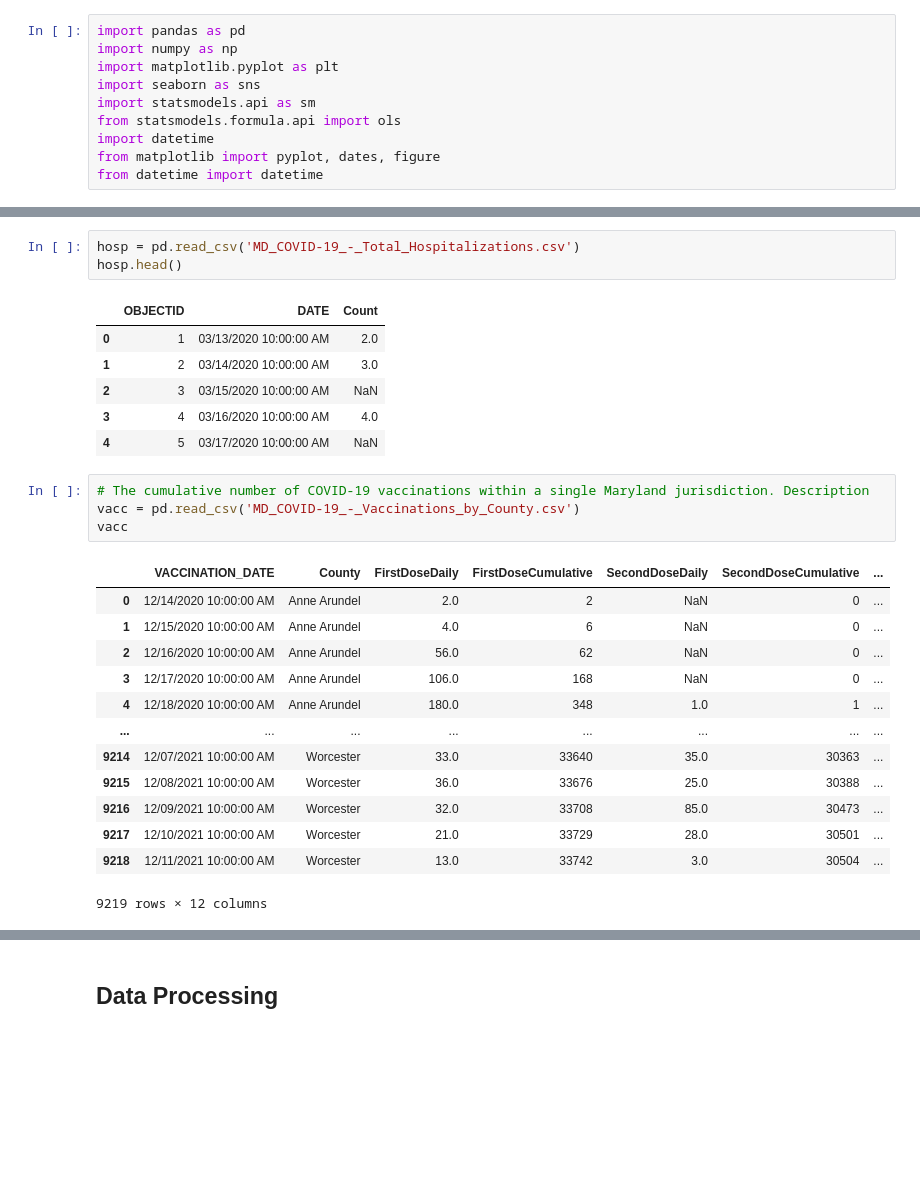
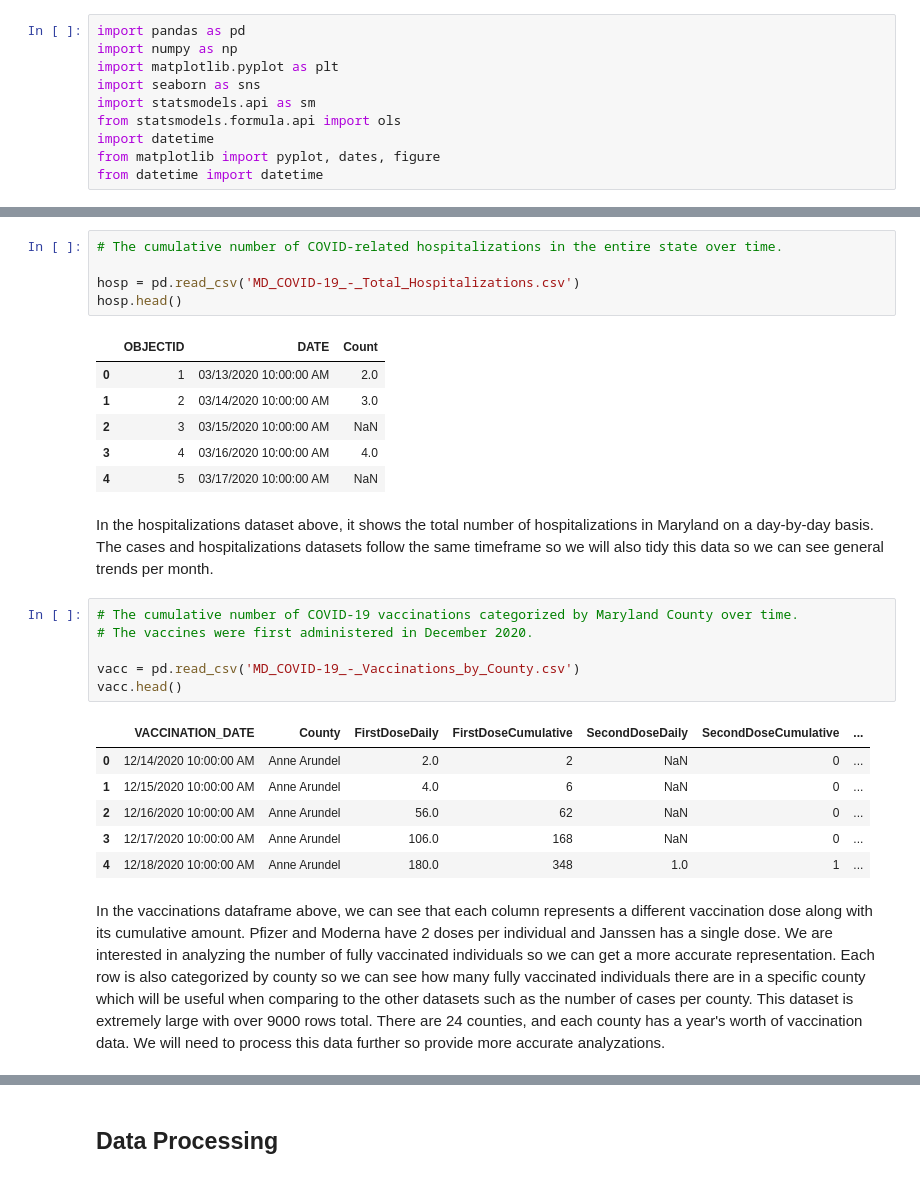
Before and after one commit to emahgoub/emahgoub.github.io, a Jupyter notebook: index.ipynb, the cells around one changed output, grey strips where cells are left out. Saved outputs shown, nothing was run; the diff lists cells and outputs as text; blank space fills up the shorter version.

```diff
--- a/index.ipynb
+++ b/index.ipynb
@@ -44,4 +75,6 @@ cases
 # %%
+# The cumulative number of COVID-related hospitalizations in the entire state over time.
+
 hosp = pd.read_csv('MD_COVID-19_-_Total_Hospitalizations.csv')
 hosp.head()
 # %% [output]
@@ -51,21 +84,20 @@ hosp.head()
 | 2 | 3 | 03/15/2020 10:00:00 AM | NaN |
 | 3 | 4 | 03/16/2020 10:00:00 AM | 4.0 |
 | 4 | 5 | 03/17/2020 10:00:00 AM | NaN |
+# %% [markdown]
+In the hospitalizations dataset above, it shows the total number of hospitalizations in Maryland on a day-by-day basis. The cases and hospitalizations datasets follow the same timeframe so we will also tidy this data so we can see general trends per month.
 # %%
-# The cumulative number of COVID-19 vaccinations within a single Maryland jurisdiction. Description
+# The cumulative number of COVID-19 vaccinations categorized by Maryland County over time.
+# The vaccines were first administered in December 2020.
+
 vacc = pd.read_csv('MD_COVID-19_-_Vaccinations_by_County.csv')
-vacc
+vacc.head()
 # %% [output]
 |  | VACCINATION_DATE | County | FirstDoseDaily | FirstDoseCumulative | SecondDoseDaily | SecondDoseCumulative | ... |
 | 0 | 12/14/2020 10:00:00 AM | Anne Arundel | 2.0 | 2 | NaN | 0 | ... |
 | 1 | 12/15/2020 10:00:00 AM | Anne Arundel | 4.0 | 6 | NaN | 0 | ... |
 | 2 | 12/16/2020 10:00:00 AM | Anne Arundel | 56.0 | 62 | NaN | 0 | ... |
 | 3 | 12/17/2020 10:00:00 AM | Anne Arundel | 106.0 | 168 | NaN | 0 | ... |
 | 4 | 12/18/2020 10:00:00 AM | Anne Arundel | 180.0 | 348 | 1.0 | 1 | ... |
-| ... | ... | ... | ... | ... | ... | ... | ... |
-| 9214 | 12/07/2021 10:00:00 AM | Worcester | 33.0 | 33640 | 35.0 | 30363 | ... |
-| 9215 | 12/08/2021 10:00:00 AM | Worcester | 36.0 | 33676 | 25.0 | 30388 | ... |
-| 9216 | 12/09/2021 10:00:00 AM | Worcester | 32.0 | 33708 | 85.0 | 30473 | ... |
-| 9217 | 12/10/2021 10:00:00 AM | Worcester | 21.0 | 33729 | 28.0 | 30501 | ... |
-| 9218 | 12/11/2021 10:00:00 AM | Worcester | 13.0 | 33742 | 3.0 | 30504 | ... |
-9219 rows × 12 columns
+# %% [markdown]
+In the vaccinations dataframe above, we can see that each column represents a different vaccination dose along with its cumulative amount. Pfizer and Moderna have 2 doses per individual and Janssen has a single dose. We are interested in analyzing the number of fully vaccinated individuals so we can get a more accurate representation. Each row is also categorized by county so we can see how many fully vaccinated individuals there are in a specific county which will be useful when comparing to the other datasets such as the number of cases per county. This dataset is extremely large with over 9000 rows total. There are 24 counties, and each county has a year's worth of vaccination data. We will need to process this data further so provide more accurate analyzations.
```
Also changed, not shown: parts of 46 cells of this notebook, 1 other file.
